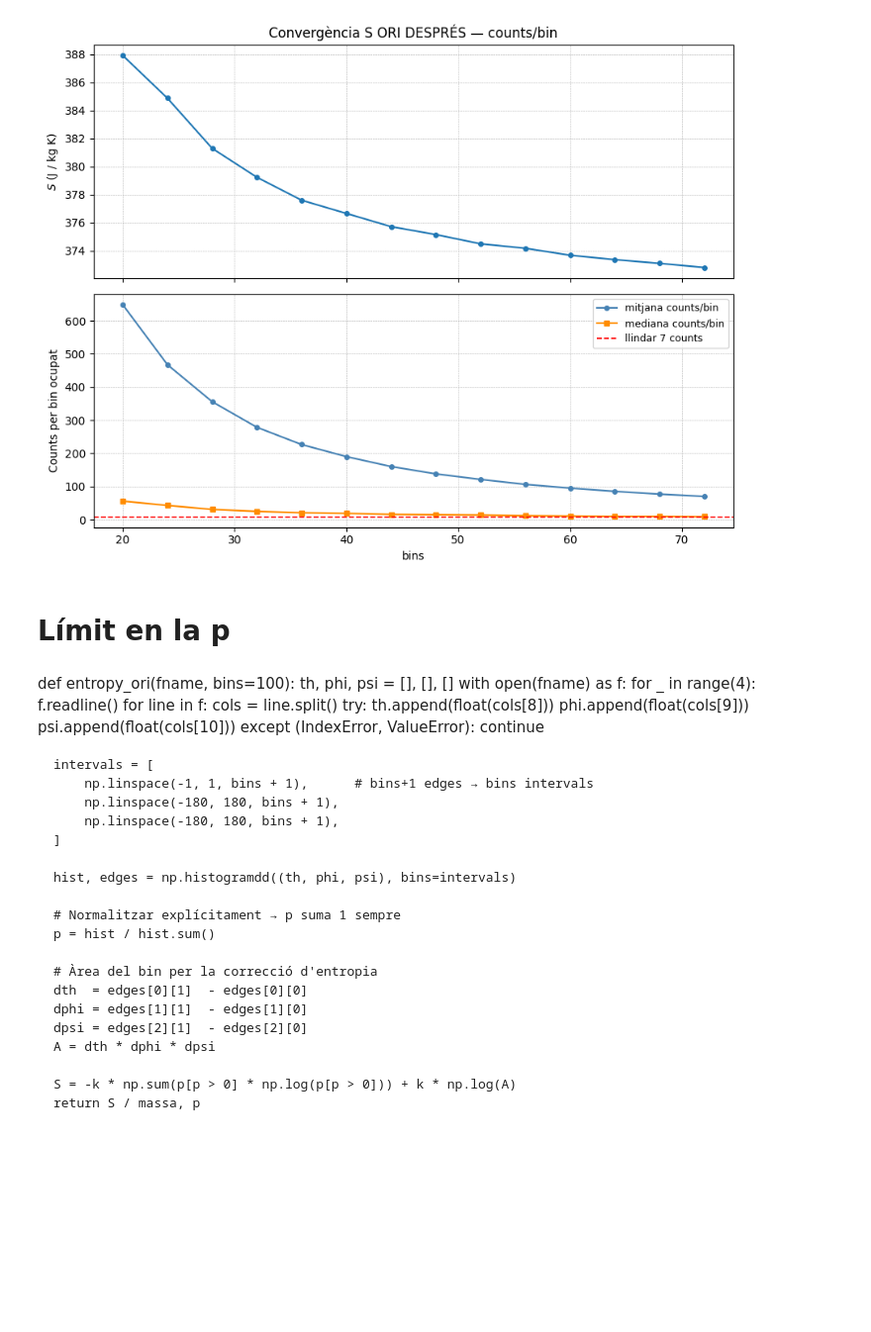
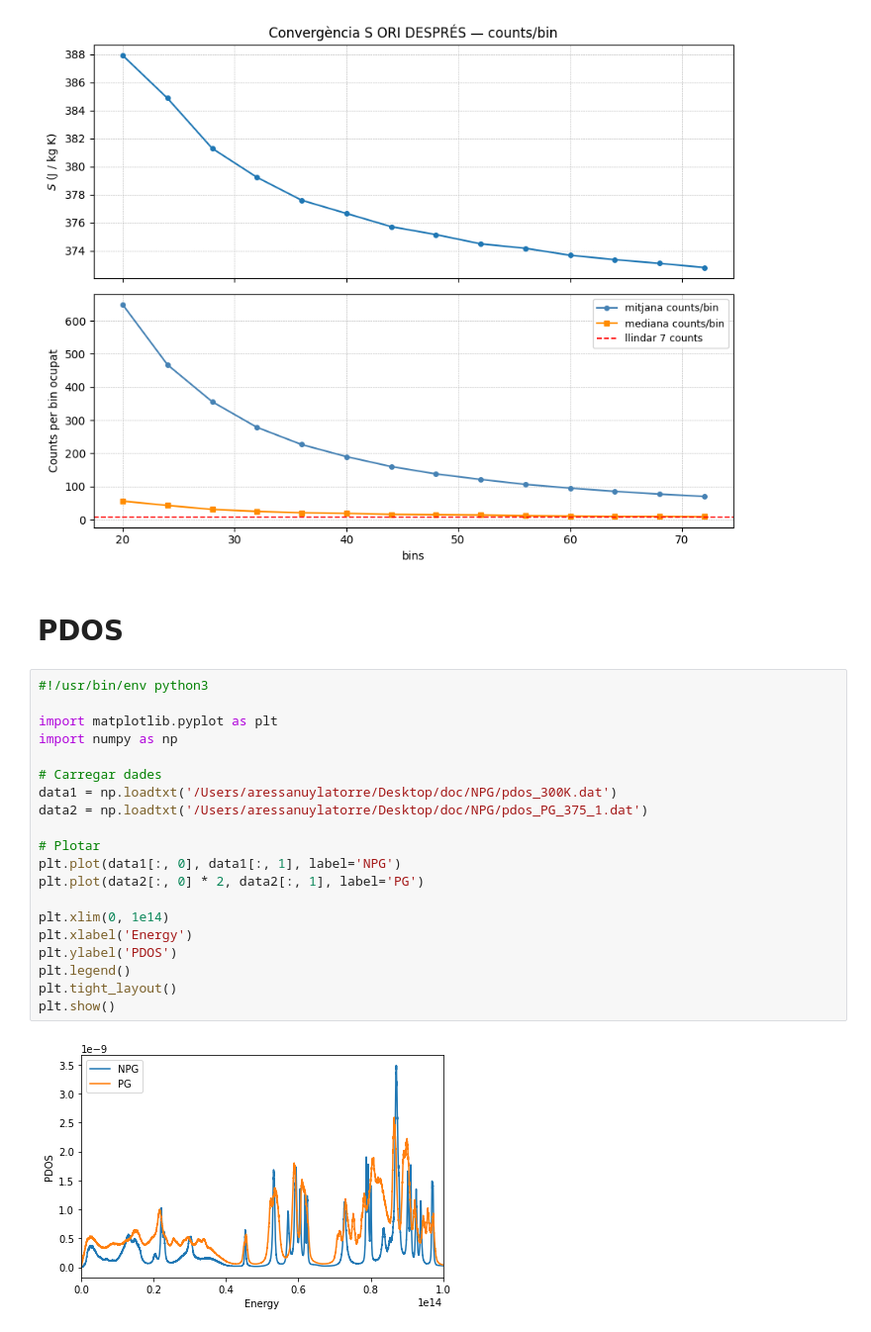
Before and after one commit to aressanu/ENTROPIES-25, a Jupyter notebook: PG.ipynb, the cells around one changed output. Shown at 99% size. Saved outputs shown, nothing was run; the diff lists cells and outputs as text; blank space fills up the shorter version.

```diff
--- a/PG.ipynb
+++ b/PG.ipynb
@@ -1040,37 +1040,26 @@ N punts: 512000
 N punts: 216000
 [figure]
 # %% [markdown]
-# Límit en la p
+# PDOS
-# %% [markdown]
-def entropy_ori(fname, bins=100):
-    th, phi, psi = [], [], []
-    with open(fname) as f:
-        for _ in range(4): f.readline()
-        for line in f:
-            cols = line.split()
-            try:
-                th.append(float(cols[8]))
-                phi.append(float(cols[9]))
-                psi.append(float(cols[10]))
-            except (IndexError, ValueError):
-                continue
-
-    intervals = [
-        np.linspace(-1, 1, bins + 1),      # bins+1 edges → bins intervals
-        np.linspace(-180, 180, bins + 1),
-        np.linspace(-180, 180, bins + 1),
-    ]
-
-    hist, edges = np.histogramdd((th, phi, psi), bins=intervals)
-
-    # Normalitzar explícitament → p suma 1 sempre
-    p = hist / hist.sum()
-
-    # Àrea del bin per la correcció d'entropia
-    dth  = edges[0][1]  - edges[0][0]
-    dphi = edges[1][1]  - edges[1][0]
-    dpsi = edges[2][1]  - edges[2][0]
-    A = dth * dphi * dpsi
-
-    S = -k * np.sum(p[p > 0] * np.log(p[p > 0])) + k * np.log(A)
-    return S / massa, p
+# %%
+#!/usr/bin/env python3
+
+import matplotlib.pyplot as plt
+import numpy as np
+
+# Carregar dades
+data1 = np.loadtxt('/Users/aressanuylatorre/Desktop/doc/NPG/pdos_300K.dat')
+data2 = np.loadtxt('/Users/aressanuylatorre/Desktop/doc/NPG/pdos_PG_375_1.dat')
+
+# Plotar
+plt.plot(data1[:, 0], data1[:, 1], label='NPG')
+plt.plot(data2[:, 0] * 2, data2[:, 1], label='PG')
+
+plt.xlim(0, 1e14)
+plt.xlabel('Energy')
+plt.ylabel('PDOS')
+plt.legend()
+plt.tight_layout()
+plt.show()
+# %% [output]
+[figure, added]
```
Also changed, not shown: 2 other files.
